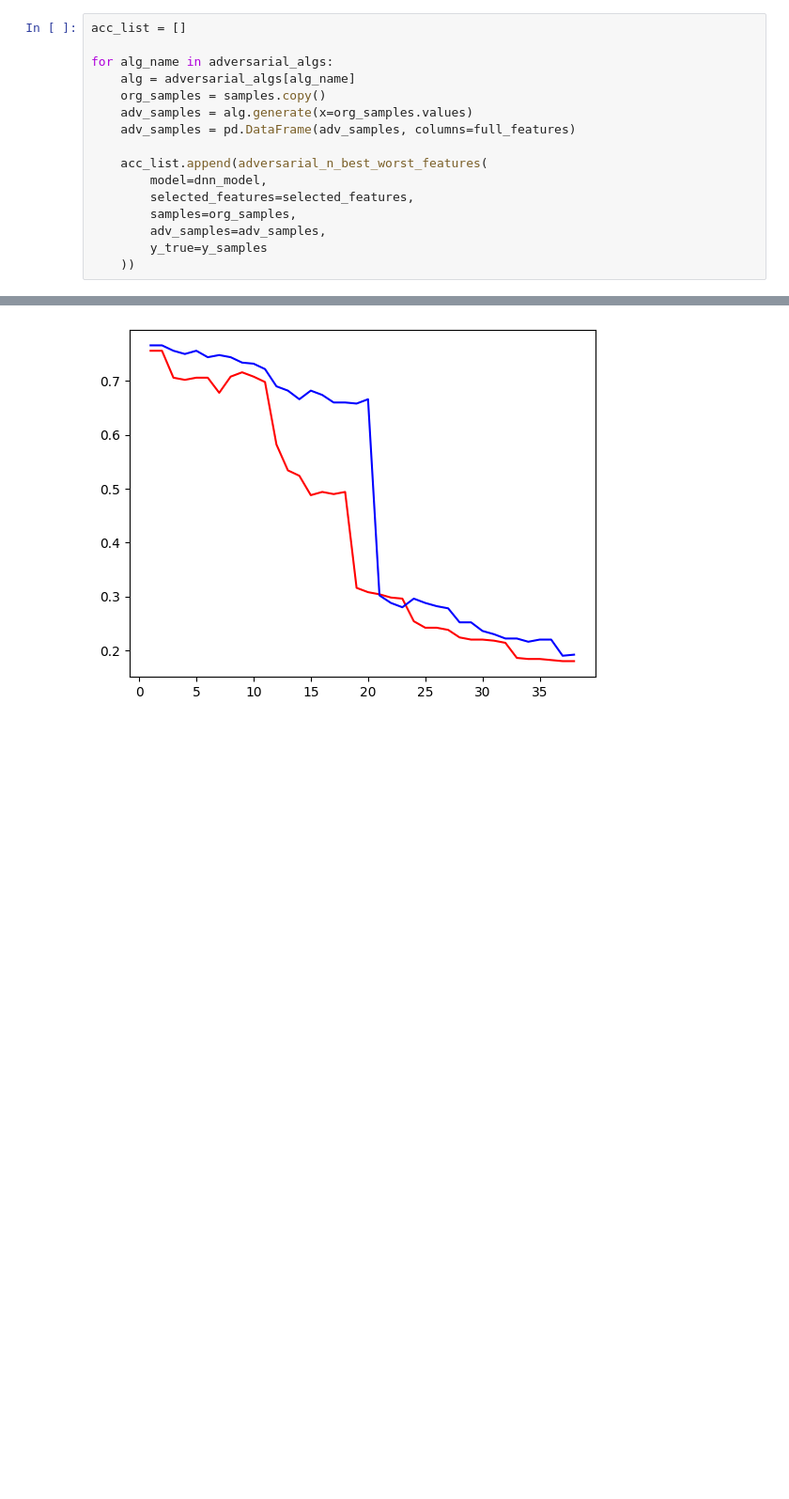
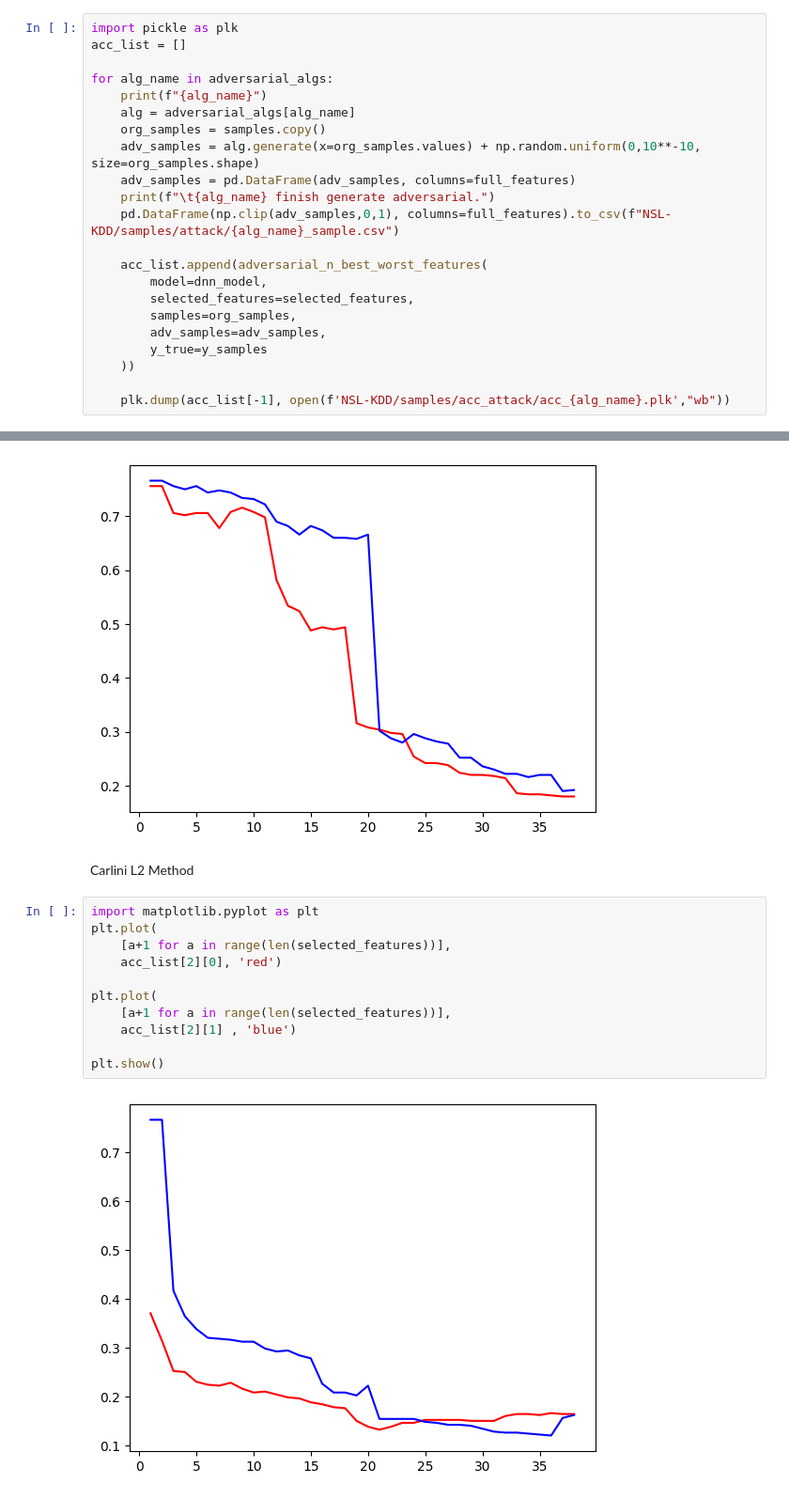
Before and after one commit to zauzooz/DNN_SHAP_AE, a Jupyter notebook: NSL-KDD.ipynb, the cells around one changed output, grey strips where cells are left out. Shown: that part at 94% size. Drawn from its saved outputs; the diff is of its cells as text; blank space fills up the shorter version.

```diff
--- a/NSL-KDD.ipynb
+++ b/NSL-KDD.ipynb
@@ -367,13 +285,17 @@ full_features = samples.columns
 selected_features = [f for f in shap_importance(full_features, shap_val_of_sample=shap_vals).column_name.values.tolist() \
                      if 'protocol_type' not in f and 'service' not in f and 'flag' not in f]
 # %%
+import pickle as plk
 acc_list = []
 
 for alg_name in adversarial_algs:
+    print(f"{alg_name}")
     alg = adversarial_algs[alg_name]
     org_samples = samples.copy()
-    adv_samples = alg.generate(x=org_samples.values)
+    adv_samples = alg.generate(x=org_samples.values) + np.random.uniform(0,10**-10, size=org_samples.shape)
     adv_samples = pd.DataFrame(adv_samples, columns=full_features)
+    print(f"\t{alg_name} finish generate adversarial.")
+    pd.DataFrame(np.clip(adv_samples,0,1), columns=full_features).to_csv(f"NSL-KDD/samples/attack/{alg_name}_sample.csv")
 
     acc_list.append(adversarial_n_best_worst_features(
         model=dnn_model,
@@ -382,3 +304,5 @@ for alg_name in adversarial_algs:
         adv_samples=adv_samples,
         y_true=y_samples
     ))
+
+    plk.dump(acc_list[-1], open(f'NSL-KDD/samples/acc_attack/acc_{alg_name}.plk',"wb"))
@@ -412,3 +349,18 @@ plt.plot(
 plt.show()
 # %% [output]
 [figure]
+# %% [markdown]
+Carlini L2 Method
+# %%
+import matplotlib.pyplot as plt
+plt.plot(
+    [a+1 for a in range(len(selected_features))],
+    acc_list[2][0], 'red')
+
+plt.plot(
+    [a+1 for a in range(len(selected_features))],
+    acc_list[2][1] , 'blue')
+
+plt.show()
+# %% [output]
+[figure, added]
```
Also changed, not shown: parts of 17 cells of this notebook.
